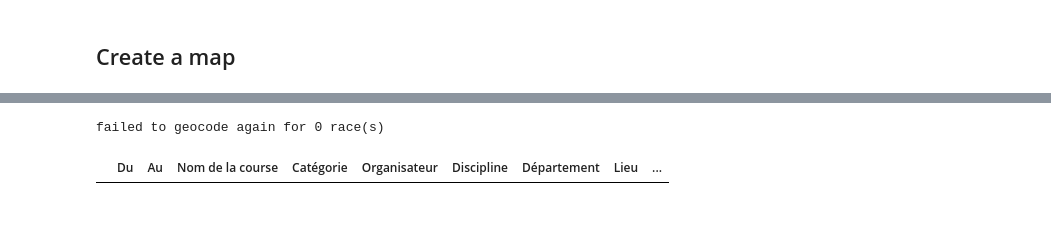
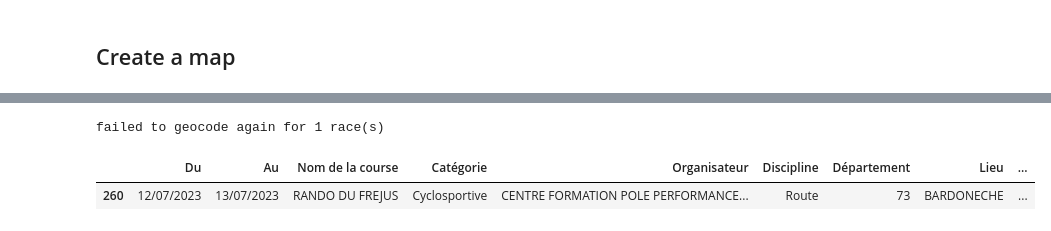
Before and after one commit to TheoxProject/UCT, a Jupyter notebook: Calendrier_courses/calendrier.ipynb, the cells around one changed output, grey strips where cells are left out. Drawn from its saved outputs; the diff is of its cells as text; code cells hidden in the pictures.

Commit message:
Race update
Final commit before release

```diff
--- a/Calendrier_courses/calendrier.ipynb
+++ b/Calendrier_courses/calendrier.ipynb
@@ -234,6 +233,9 @@ courses_map.loc[courses_map['Nom de la course'] == 'ECHAPPE DU COL DE LA LOZE',
 courses_map['info_place'] = 'Auvergne-Rhône-Alpes'  + ', ' + courses_map['Département'].astype(str) + ', ' + courses_map['Lieu']
 courses_map['info_course'] = courses_map['Catégorie'] + ' - ' + courses_map['Nom de la course'] + ' - ' + courses_map['Du']
 
+
+# for "RANDO DU FREJUS", change the 'info_place' to "BARDONECHE, FRANCE"
+courses_map.loc[courses_map['Nom de la course'] == 'RANDO DU FREJUS', 'info_place'] = 'BARDONECHE, FRANCE'
 
 
 # find localisation
@@ -248,6 +250,8 @@ print('failed to geocode for', courses_map['Point'].isnull().sum(), 'race(s)')
 # extract null rows and apply geocode again
 null_rows = courses_map[courses_map['Point'].isnull()]
 null_rows['info_place'] = 'Auvergne-Rhône-Alpes' + ', ' + null_rows['Lieu']
+# for "RANDO DU FREJUS", change the 'info_place' to "BARDONECHE, FRANCE" ///avoid geolocator error
+null_rows.loc[null_rows['Nom de la course'] == 'RANDO DU FREJUS', 'info_place'] = 'BARDONECHE, FRANCE'
 tqdm.pandas()
 null_rows['Location'] = null_rows['info_place'].progress_apply(partial(geolocator.geocode, timeout=5, language='fr'))
 null_rows['Point'] = null_rows['Location'].progress_apply(lambda loc: tuple(loc.point) if loc else None)
@@ -255,5 +259,5 @@ null_rows['Point'] = null_rows['Location'].progress_apply(lambda loc: tuple(loc.
 # verification
 print('failed to geocode again for', null_rows['Point'].isnull().sum(), 'race(s)')
 # show race with no location :
-#null_rows[null_rows['Point'].isnull()].head(20)
+null_rows[null_rows['Point'].isnull()].head(20)
 # %% [output]
@@ -262,32 +281,35 @@ failed to geocode again for 13 race(s)
 # %%
 # add manually the location for the problematic rows :
 no_location = null_rows[null_rows['Point'].isnull()]
 no_location.loc[no_location['Lieu'] == 'SAINT CIRGUES-LAVOUTE CHILHAC', 'Lieu'] = 'LAVOUTE CHILHAC'
 no_location.loc[no_location['Lieu'] == 'PAULHAC / VALUÉJOLS', 'Lieu'] = 'VALUÉJOLS'
 no_location.loc[no_location['Lieu'] == 'MIEUSSY  HAUTE SAVOIE', 'Lieu'] = 'MIEUSSY'
 no_location.loc[no_location['Lieu'] == 'BLANZAC / SAINT PAULIEN', 'Lieu'] = 'BLANZAC'
 no_location.loc[no_location['Lieu'] == 'PARC DES OISEAUX > GRAND-COLOMBIER ', 'Lieu'] = 'CULOZ'
 no_location.loc[no_location['Lieu'] == 'SAINT JULIEN MONT DENIS CROIX DE FER', 'Lieu'] = 'SAINT-JULIEN-MONT-DENIS'
 no_location.loc[no_location['Lieu'] == 'URIAGE LES BAINS - CHAMROUSSE', 'Lieu'] = 'URIAGE-LES-BAINS'
 no_location.loc[no_location['Lieu'] == 'CLUSES LES CARROZ', 'Lieu'] = 'CLUSES'
 no_location.loc[no_location['Lieu'] == 'VIEUX D IZENAVE', 'Lieu'] = 'IZENAVE'
 no_location.loc[no_location['Lieu'] == 'BELLEFONTAINE, ROUTE DE LA CHAPELLE DE LA TOUR', 'Lieu'] = 'SAINT CLAIR DE LA TOUR'
 no_location.loc[no_location['Lieu'] == 'ARDE/COUZE', 'Lieu'] = 'ARDE'
 no_location.loc[no_location['Lieu'] == 'AUTOUR DU LEMAN', 'Lieu'] = 'EVIAN-LES-BAINS'
-no_location.loc[no_location['Lieu'] == 'VARENNE SAINT SAUVEUR', 'Lieu'] = 'BOURG EN BRESSE'
+no_location.loc[no_location['Lieu'] == 'VARENNE SAINT SAUVEUR/EXTERIEUR', 'Lieu'] = 'BOURG EN BRESSE'
+# delete the problematic rows :
+no_location = no_location[no_location['Lieu'] != 'BARDONECHE']  #CycloRando du Frejus, pas intéressante de toute facon
 
 no_location['info_place'] = 'Auvergne-Rhône-Alpes' + ', ' + no_location['Département'].astype('str') + ', ' + no_location['Lieu']
 tqdm.pandas()
 no_location['Location'] = no_location['info_place'].progress_apply(partial(geolocator.geocode, timeout=10, language='fr'))
 no_location['Point'] = no_location['Location'].progress_apply(lambda loc: tuple(loc.point) if loc else None)
 
 # verification
 print('failed to geocode again for', no_location['Point'].isnull().sum(), 'race(s)')
 # show race with no location :
 no_location[no_location['Point'].isnull()].head(20)
 # %% [output]
-failed to geocode again for 0 race(s)
+failed to geocode again for 1 race(s)
 |  | Du | Au | Nom de la course | Catégorie | Organisateur | Discipline | Département | Lieu | ... |
+| 260 | 12/07/2023 | 13/07/2023 | RANDO DU FREJUS | Cyclosportive | CENTRE FORMATION POLE PERFORMANCE... | Route | 73 | BARDONECHE | ... |
 # %%
 # replace the null rows with the new values
 null_rows.loc[null_rows['Point'].isnull(), 'Point'] = no_location['Point']
```
Also changed, not shown: parts of 12 cells of this notebook, 19 other files.
